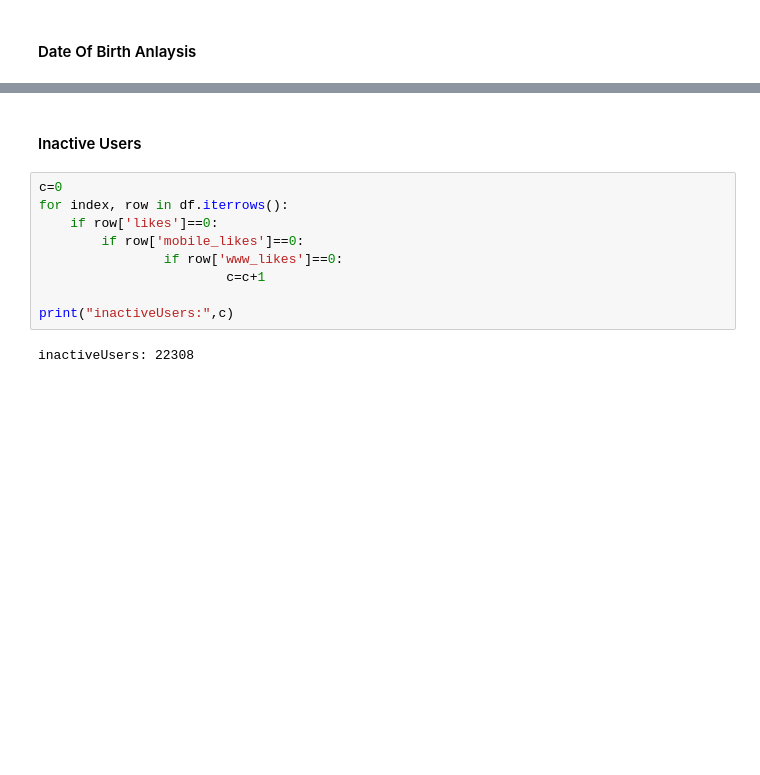
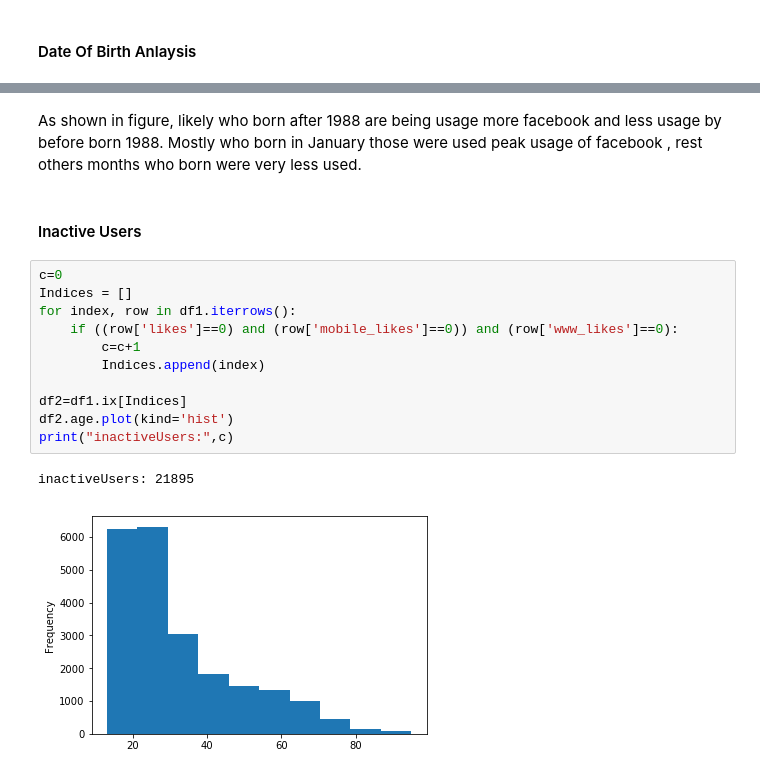
Before and after one commit to EdukondaluK/Facebook_Data, a Jupyter notebook: Facebook_data.ipynb, the cells around one changed output, grey strips where cells are left out. Saved outputs shown, nothing was run; the diff lists cells and outputs as text; blank space fills up the shorter version.

```diff
--- a/Facebook_data.ipynb
+++ b/Facebook_data.ipynb
@@ -160,13 +216,19 @@ df.groupby(['dob_month'])['userid'].count().plot(ax=axes[1])
+# %% [markdown]
+As shown in figure, likely who born after 1988 are being usage more facebook and less usage by before born 1988.
+Mostly who born in January those were used peak usage of facebook , rest others months who born were very less used.
 # %% [markdown]
 #### Inactive Users
 # %%
 c=0
-for index, row in df.iterrows():
-    if row['likes']==0:
-        if row['mobile_likes']==0:
-                if row['www_likes']==0:
-                        c=c+1
+Indices = []
+for index, row in df1.iterrows():
+    if ((row['likes']==0) and (row['mobile_likes']==0)) and (row['www_likes']==0):
+        c=c+1
+        Indices.append(index)
 
+df2=df1.ix[Indices]
+df2.age.plot(kind='hist')
 print("inactiveUsers:",c)
 # %% [output]
-inactiveUsers: 22308
+inactiveUsers: 21895
+[figure, added]
```
Also changed, not shown: parts of 20 cells of this notebook.
